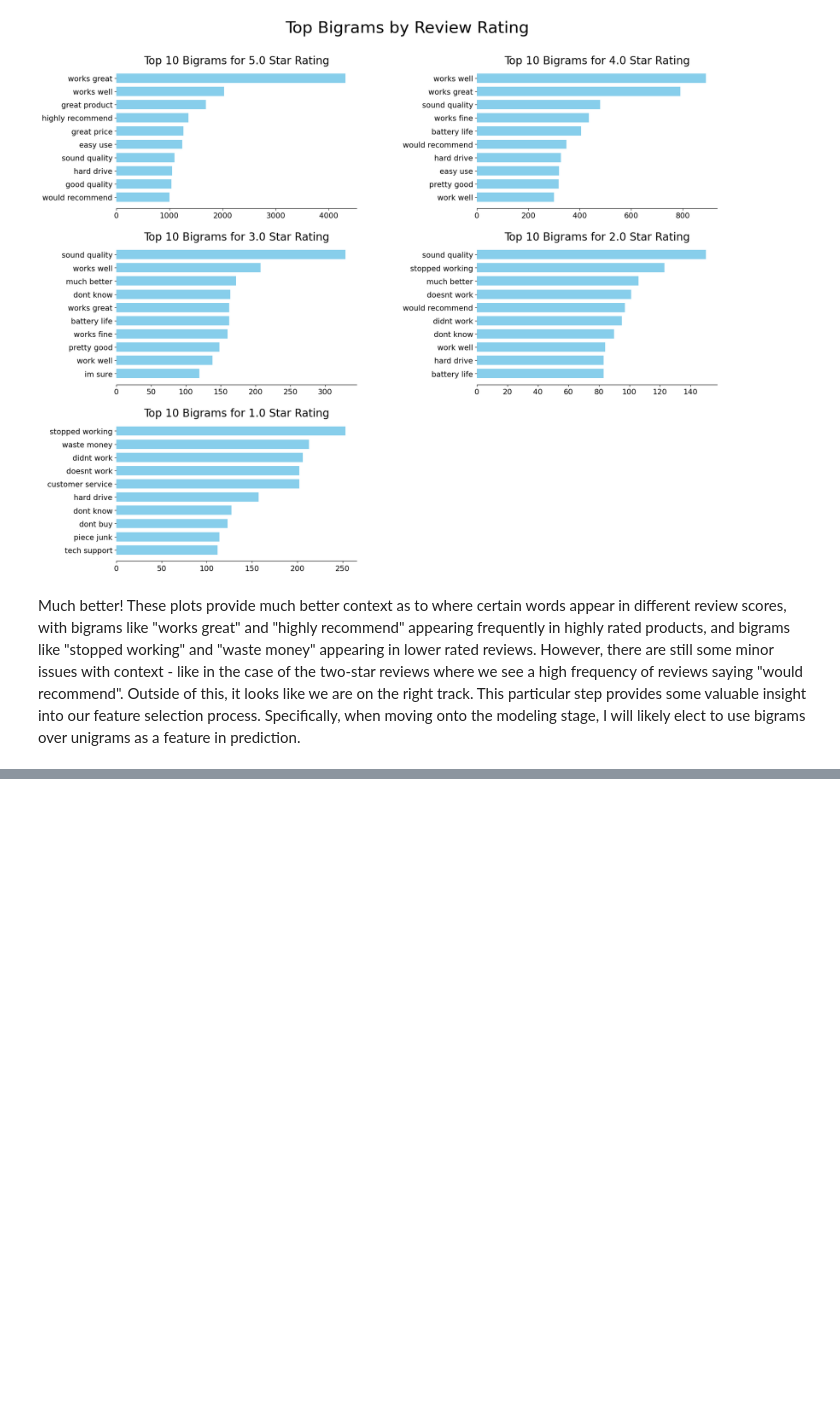
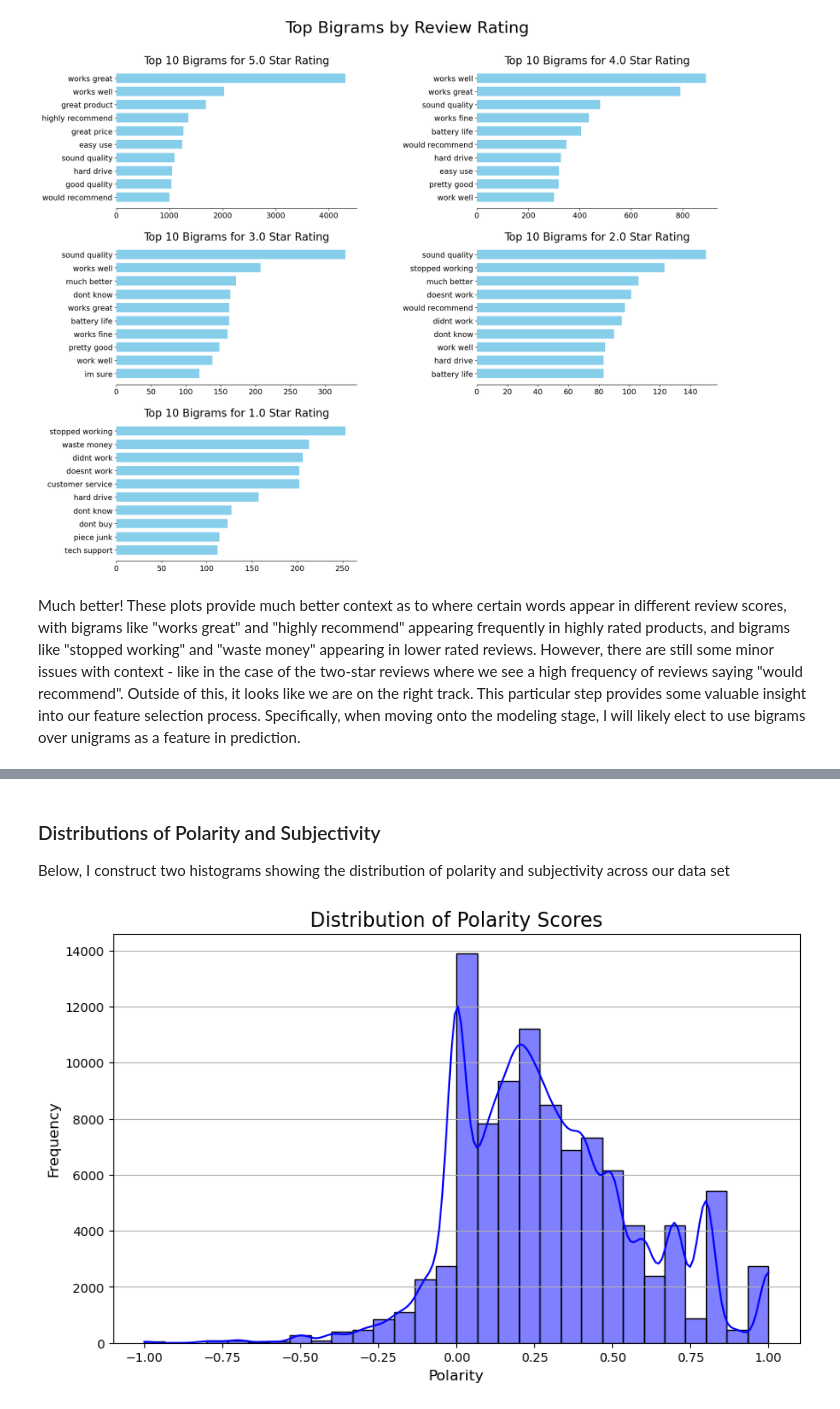
Before and after one commit to sm110101/portfolio_site, a Jupyter notebook: technical-details/eda/main.ipynb, the cells around one changed output, grey strips where cells are left out. Cells and saved outputs as stored; diff of their text form; code cells hidden in the pictures; blank space fills up the shorter version.

Commit message:
Added remaining plots to EDA section

```diff
--- a/technical-details/eda/main.ipynb
+++ b/technical-details/eda/main.ipynb
@@ -308,3 +322,4 @@ Much better! These plots provide much better context as to where certain words a
 # %%
 # Adding polarity column to data
-# reviews['Polarity'] = reviews['combinedTextClean'].apply(lambda x: TextBlob(x).polarity)
+reviews['Polarity'] = reviews['reviewTextClean'].apply(lambda x: TextBlob(x).polarity)
+reviews['Subjectivity'] = reviews['reviewTextClean'].apply(lambda x: TextBlob(x).subjectivity)
@@ -310,0 +355,15 @@ Much better! These plots provide much better context as to where certain words a
+# %% [markdown]
+### Distributions of Polarity and Subjectivity
+
+Below, I construct two histograms showing the distribution of polarity and subjectivity across our data set
+# %%
+# Plotting polarity Distribution
+plt.figure(figsize=(10,6))
+sns.histplot(reviews['Polarity'], kde=True, bins=30, color='blue')
+plt.title('Distribution of Polarity Scores', fontsize=16)
+plt.xlabel('Polarity', fontsize=12)
+plt.ylabel('Frequency', fontsize=12)
+plt.grid(axis='y')
+plt.show()
+# %% [output]
+[figure, added]
```
Also changed, not shown: parts of 17 cells of this notebook, 35 other files.
